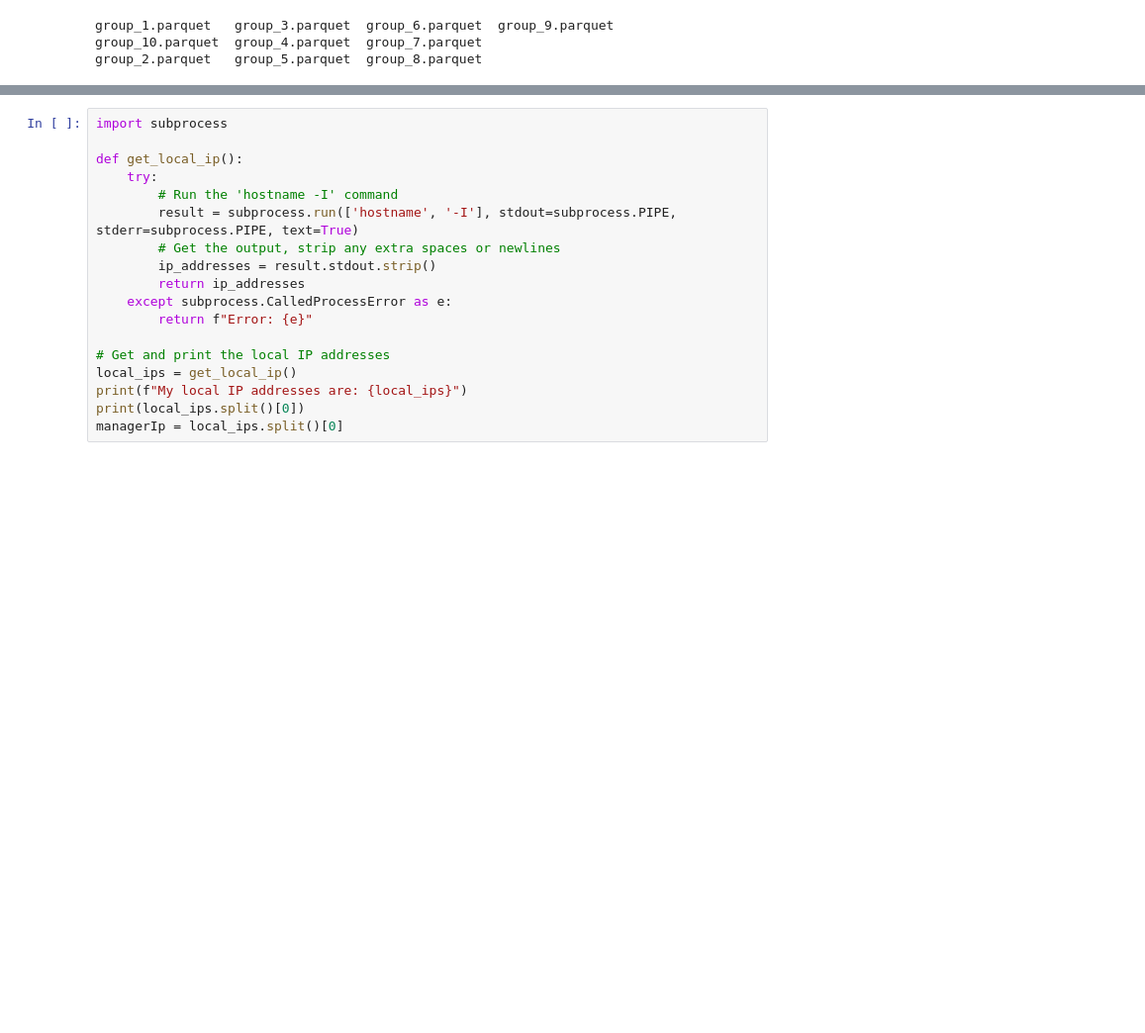
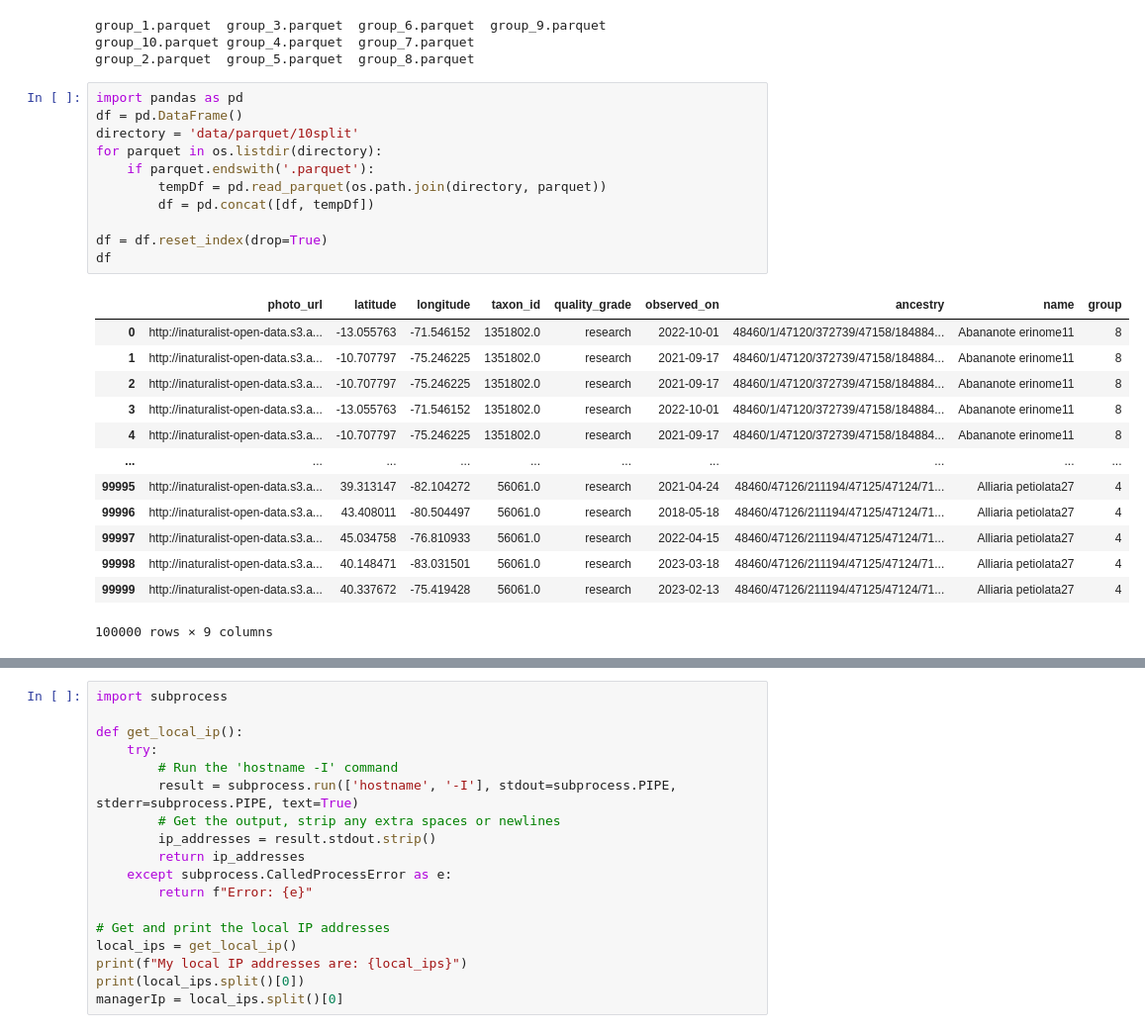
Before and after one commit to zkdeng-uofa/LDAWT, a Jupyter notebook: LDAWT.ipynb, the cells around one changed output, grey strips where cells are left out. Shown at 99% size. Drawn from its saved outputs; the diff is of its cells as text; blank space fills up the shorter version.

```diff
--- a/LDAWT.ipynb
+++ b/LDAWT.ipynb
@@ -10,0 +11,25 @@ group_2.parquet   group_5.parquet  group_8.parquet
+# %%
+import pandas as pd
+df = pd.DataFrame()
+directory = 'data/parquet/10split'
+for parquet in os.listdir(directory):
+    if parquet.endswith('.parquet'):
+        tempDf = pd.read_parquet(os.path.join(directory, parquet))
+        df = pd.concat([df, tempDf])
+
+df = df.reset_index(drop=True)
+df
+# %% [output]
+|  | photo_url | latitude | longitude | taxon_id | quality_grade | observed_on | ancestry | name | group |
+| 0 | http://inaturalist-open-data.s3.a... | -13.055763 | -71.546152 | 1351802.0 | research | 2022-10-01 | 48460/1/47120/372739/47158/184884... | Abananote erinome11 | 8 |
+| 1 | http://inaturalist-open-data.s3.a... | -10.707797 | -75.246225 | 1351802.0 | research | 2021-09-17 | 48460/1/47120/372739/47158/184884... | Abananote erinome11 | 8 |
+| 2 | http://inaturalist-open-data.s3.a... | -10.707797 | -75.246225 | 1351802.0 | research | 2021-09-17 | 48460/1/47120/372739/47158/184884... | Abananote erinome11 | 8 |
+| 3 | http://inaturalist-open-data.s3.a... | -13.055763 | -71.546152 | 1351802.0 | research | 2022-10-01 | 48460/1/47120/372739/47158/184884... | Abananote erinome11 | 8 |
+| 4 | http://inaturalist-open-data.s3.a... | -10.707797 | -75.246225 | 1351802.0 | research | 2021-09-17 | 48460/1/47120/372739/47158/184884... | Abananote erinome11 | 8 |
+| ... | ... | ... | ... | ... | ... | ... | ... | ... | ... |
+| 99995 | http://inaturalist-open-data.s3.a... | 39.313147 | -82.104272 | 56061.0 | research | 2021-04-24 | 48460/47126/211194/47125/47124/71... | Alliaria petiolata27 | 4 |
+| 99996 | http://inaturalist-open-data.s3.a... | 43.408011 | -80.504497 | 56061.0 | research | 2018-05-18 | 48460/47126/211194/47125/47124/71... | Alliaria petiolata27 | 4 |
+| 99997 | http://inaturalist-open-data.s3.a... | 45.034758 | -76.810933 | 56061.0 | research | 2022-04-15 | 48460/47126/211194/47125/47124/71... | Alliaria petiolata27 | 4 |
+| 99998 | http://inaturalist-open-data.s3.a... | 40.148471 | -83.031501 | 56061.0 | research | 2023-03-18 | 48460/47126/211194/47125/47124/71... | Alliaria petiolata27 | 4 |
+| 99999 | http://inaturalist-open-data.s3.a... | 40.337672 | -75.419428 | 56061.0 | research | 2023-02-13 | 48460/47126/211194/47125/47124/71... | Alliaria petiolata27 | 4 |
+100000 rows × 9 columns
```
Also changed, not shown: parts of 2 cells of this notebook.
